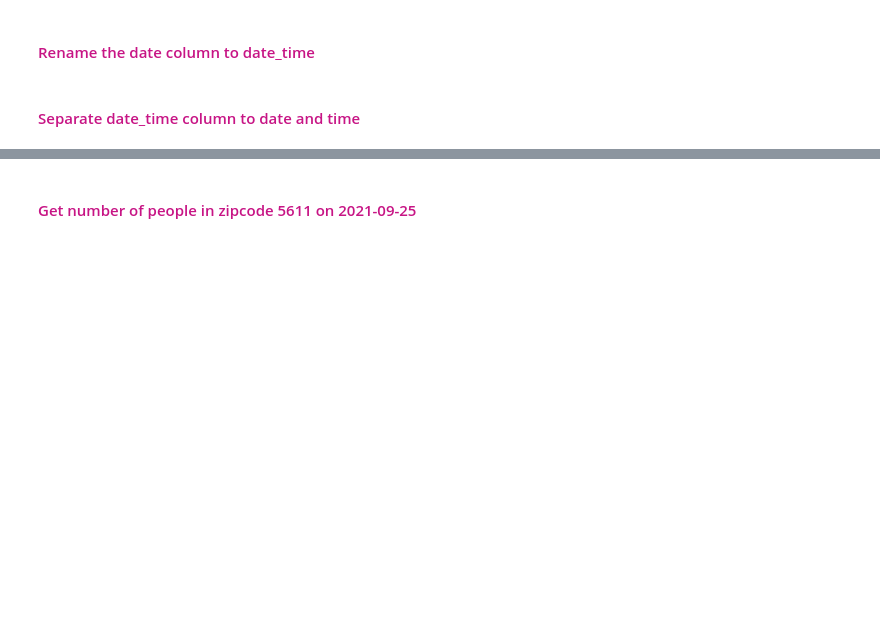
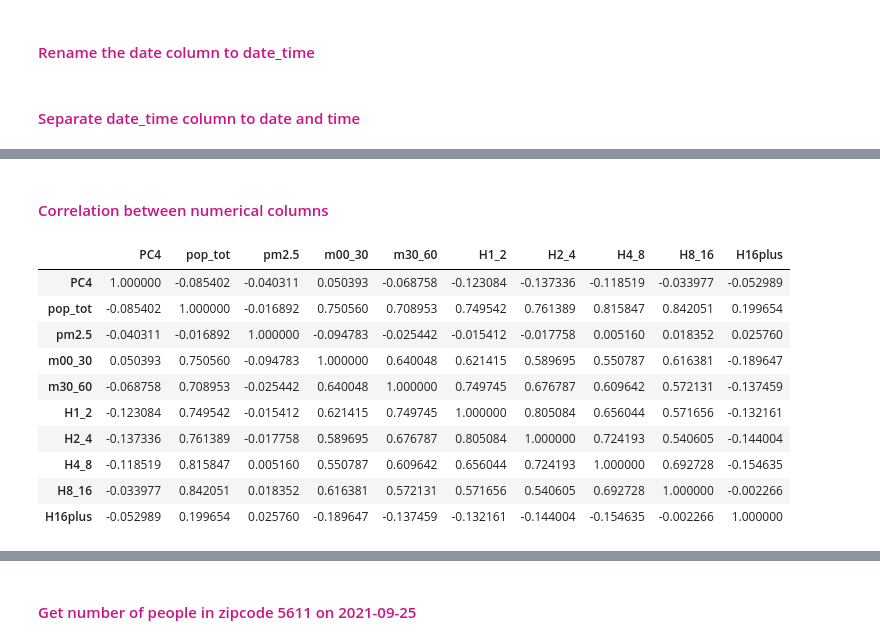
Before and after one commit to rawan-a-d/Air-Quality-Prediction, a Jupyter notebook: notebook.ipynb, the cells around one changed output, grey strips where cells are left out. Drawn from its saved outputs; the diff is of its cells as text; code cells hidden in the pictures; blank space fills up the shorter version.

Commit message:
Exploration and visualization
Correlation

```diff
--- a/notebook.ipynb
+++ b/notebook.ipynb
@@ -243,0 +244,16 @@ df_zichtop_air_pollution.sample(5)
+# %% [markdown]
+<h4><font color=mediumvioletred>Correlation between numerical columns </font></h4>
+# %%
+df_zichtop_air_pollution.corr()
+# %% [output]
+|  | PC4 | pop_tot | pm2.5 | m00_30 | m30_60 | H1_2 | H2_4 | H4_8 | H8_16 | H16plus |
+| PC4 | 1.000000 | -0.085402 | -0.040311 | 0.050393 | -0.068758 | -0.123084 | -0.137336 | -0.118519 | -0.033977 | -0.052989 |
+| pop_tot | -0.085402 | 1.000000 | -0.016892 | 0.750560 | 0.708953 | 0.749542 | 0.761389 | 0.815847 | 0.842051 | 0.199654 |
+| pm2.5 | -0.040311 | -0.016892 | 1.000000 | -0.094783 | -0.025442 | -0.015412 | -0.017758 | 0.005160 | 0.018352 | 0.025760 |
+| m00_30 | 0.050393 | 0.750560 | -0.094783 | 1.000000 | 0.640048 | 0.621415 | 0.589695 | 0.550787 | 0.616381 | -0.189647 |
+| m30_60 | -0.068758 | 0.708953 | -0.025442 | 0.640048 | 1.000000 | 0.749745 | 0.676787 | 0.609642 | 0.572131 | -0.137459 |
+| H1_2 | -0.123084 | 0.749542 | -0.015412 | 0.621415 | 0.749745 | 1.000000 | 0.805084 | 0.656044 | 0.571656 | -0.132161 |
+| H2_4 | -0.137336 | 0.761389 | -0.017758 | 0.589695 | 0.676787 | 0.805084 | 1.000000 | 0.724193 | 0.540605 | -0.144004 |
+| H4_8 | -0.118519 | 0.815847 | 0.005160 | 0.550787 | 0.609642 | 0.656044 | 0.724193 | 1.000000 | 0.692728 | -0.154635 |
+| H8_16 | -0.033977 | 0.842051 | 0.018352 | 0.616381 | 0.572131 | 0.571656 | 0.540605 | 0.692728 | 1.000000 | -0.002266 |
+| H16plus | -0.052989 | 0.199654 | 0.025760 | -0.189647 | -0.137459 | -0.132161 | -0.144004 | -0.154635 | -0.002266 | 1.000000 |
```
Also changed, not shown: parts of 7 cells of this notebook.
